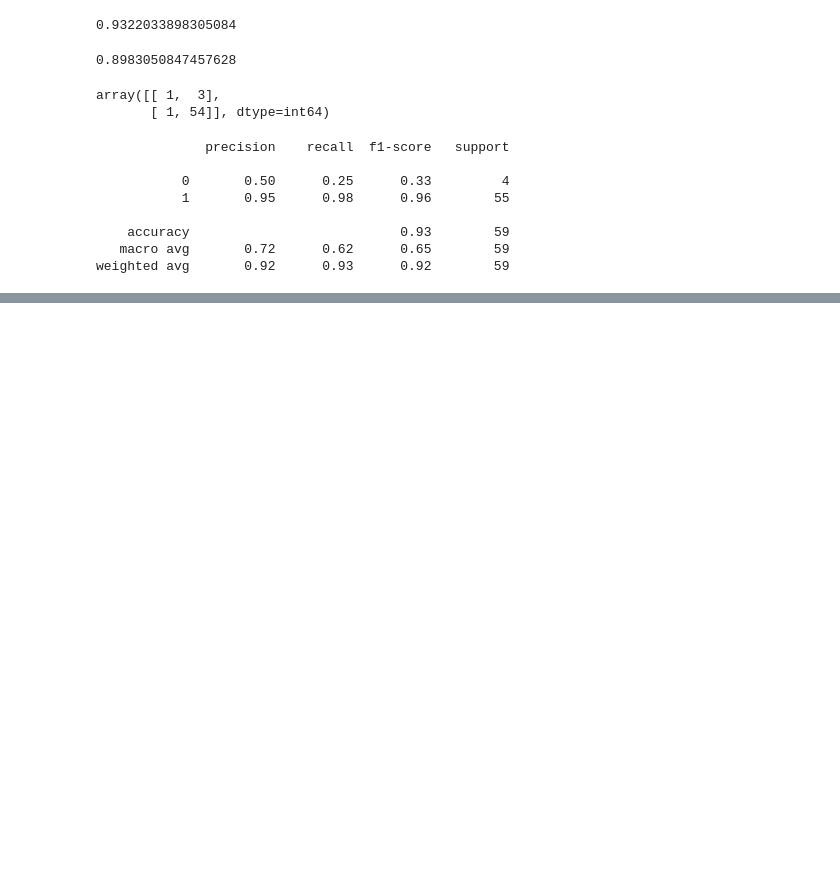
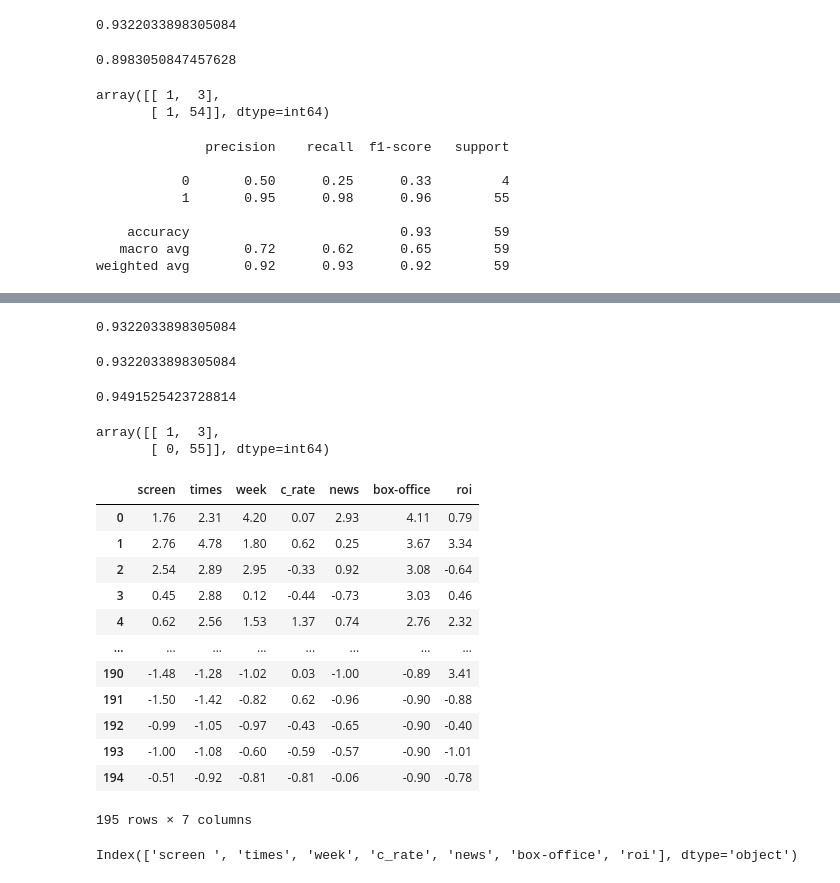
Before and after one commit to swany0509/machine_learning_private_project, a Jupyter notebook: movie_data_analysis.ipynb, the cells around one changed output, grey strips where cells are left out. Drawn from its saved outputs; the diff is of its cells as text; code cells hidden in the pictures; blank space fills up the shorter version.

```diff
--- a/movie_data_analysis.ipynb
+++ b/movie_data_analysis.ipynb
@@ -362,0 +560,27 @@ weighted avg       0.92      0.93      0.92        59
+# %%
+#랜덤 포레스트 1
+rfc = RandomForestClassifier(max_depth=3, n_estimators=300)
+rfc.fit(X_train, y_train)
+rfc.score(X_test,y_test)
+# %% [output]
+0.9322033898305084
+# %%
+#랜덤 포레스트 1
+rfc = RandomForestClassifier(max_depth=3, n_estimators=200)
+rfc.fit(X_train, y_train)
+rfc.score(X_test,y_test)
+# %% [output]
+0.9322033898305084
+# %%
+#랜덤 포레스트 1
+rfc = RandomForestClassifier(max_depth=2, n_estimators=100)
+rfc.fit(X_train, y_train)
+rfc.score(X_test,y_test)
+# %% [output]
+0.9491525423728814
+# %%
+pred_rfc = rfc.predict(X_test)
+confusion_matrix(y_test, pred_rfc)
+# %% [output]
+array([[ 1,  3],
+       [ 0, 55]], dtype=int64)
@@ -362,0 +589,20 @@ weighted avg       0.92      0.93      0.92        59
+# %%
+movieData
+# %% [output]
+|  | screen | times | week | c_rate | news | box-office | roi |
+| 0 | 1.76 | 2.31 | 4.20 | 0.07 | 2.93 | 4.11 | 0.79 |
+| 1 | 2.76 | 4.78 | 1.80 | 0.62 | 0.25 | 3.67 | 3.34 |
+| 2 | 2.54 | 2.89 | 2.95 | -0.33 | 0.92 | 3.08 | -0.64 |
+| 3 | 0.45 | 2.88 | 0.12 | -0.44 | -0.73 | 3.03 | 0.46 |
+| 4 | 0.62 | 2.56 | 1.53 | 1.37 | 0.74 | 2.76 | 2.32 |
+| ... | ... | ... | ... | ... | ... | ... | ... |
+| 190 | -1.48 | -1.28 | -1.02 | 0.03 | -1.00 | -0.89 | 3.41 |
+| 191 | -1.50 | -1.42 | -0.82 | 0.62 | -0.96 | -0.90 | -0.88 |
+| 192 | -0.99 | -1.05 | -0.97 | -0.43 | -0.65 | -0.90 | -0.40 |
+| 193 | -1.00 | -1.08 | -0.60 | -0.59 | -0.57 | -0.90 | -1.01 |
+| 194 | -0.51 | -0.92 | -0.81 | -0.81 | -0.06 | -0.90 | -0.78 |
+195 rows × 7 columns
+# %%
+movieData.keys()
+# %% [output]
+Index(['screen ', 'times', 'week', 'c_rate', 'news', 'box-office', 'roi'], dtype='object')
```
Also changed, not shown: parts of 63 cells of this notebook.
